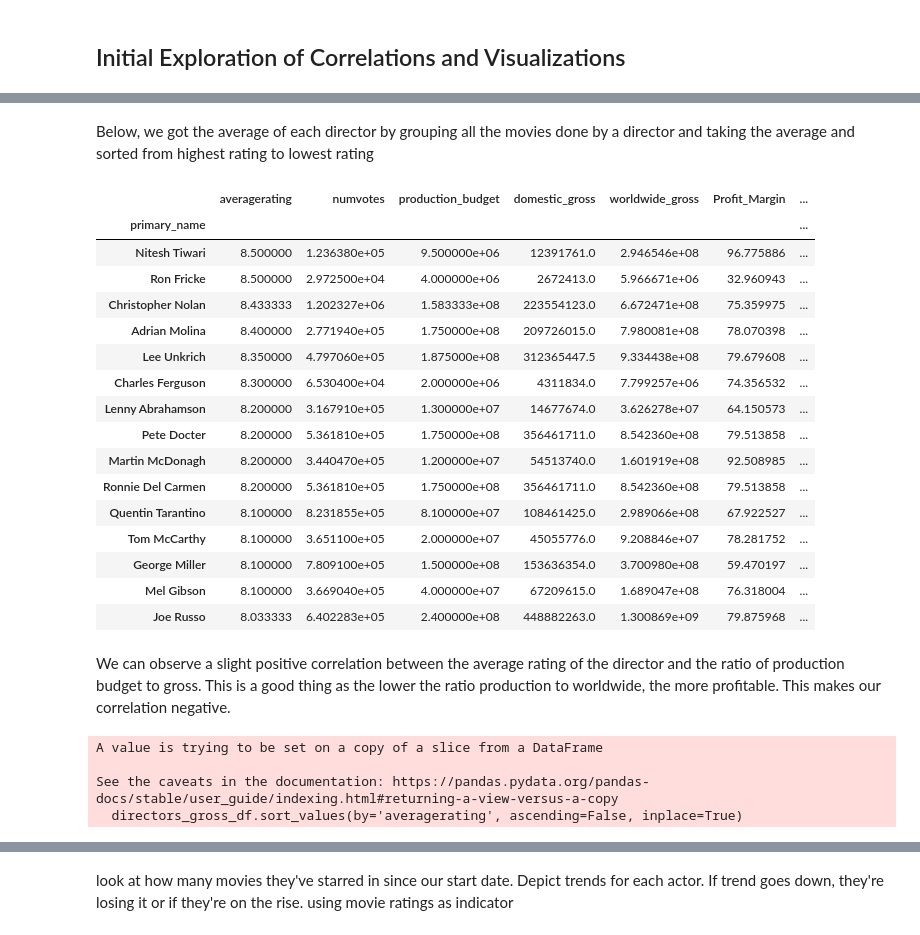
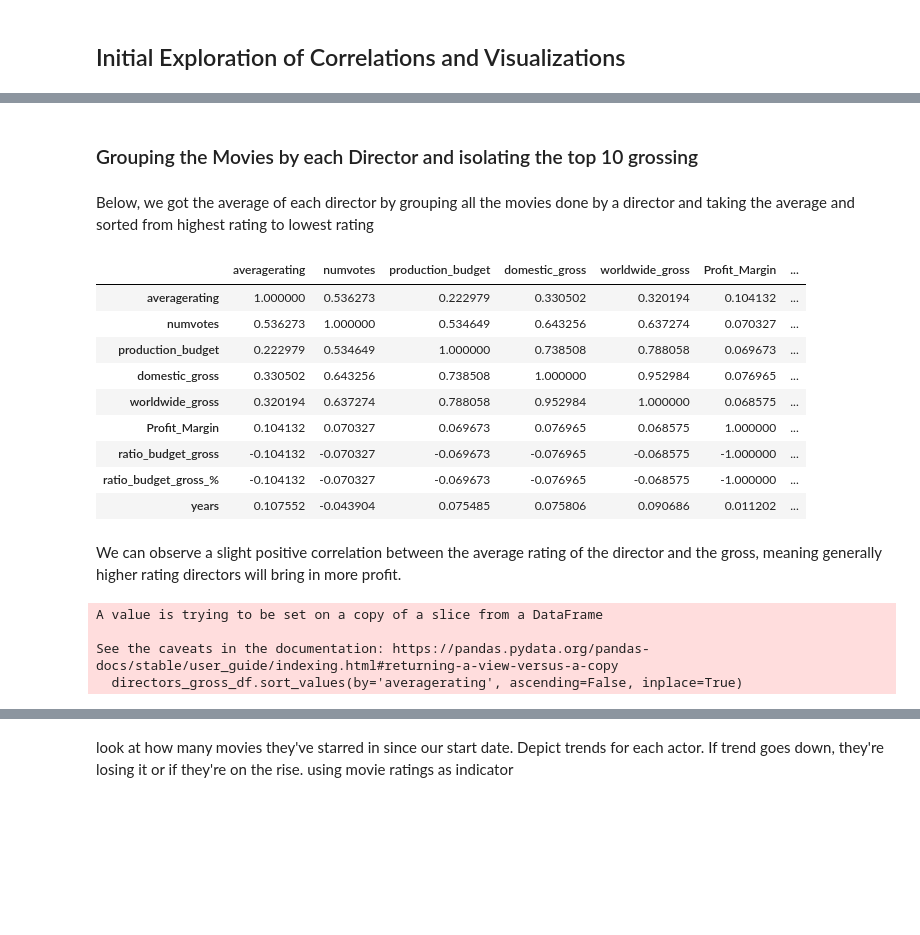
Before and after one commit to JCherryA050/phase_1_project, a Jupyter notebook: working_notebooks/ev_imdb_tmdb_notebook-Copy1.ipynb, the cells around one changed output, grey strips where cells are left out. Saved outputs shown, nothing was run; the diff lists cells and outputs as text; code cells hidden in the pictures; blank space fills up the shorter version.

```diff
--- a/working_notebooks/ev_imdb_tmdb_notebook-Copy1.ipynb
+++ b/working_notebooks/ev_imdb_tmdb_notebook-Copy1.ipynb
@@ -629,3 +523,5 @@ performers.corr()
+# %% [markdown]
+### Grouping the Movies by each Director and isolating the top 10 grossing
 # %% [markdown]
 Below, we got the average of each director by grouping all the movies done by a director and taking the average and sorted from highest rating to lowest rating
 # %%
@@ -633,23 +530,26 @@ director_avg = directors.groupby('primary_name').mean()
 # %%
 #director_avg = director_avg[director_avg['ratio_production_to_gross'] < 1.00]
+# %%
+director_avg.corr()
+# %% [output]
+|  | averagerating | numvotes | production_budget | domestic_gross | worldwide_gross | Profit_Margin | ... |
+| averagerating | 1.000000 | 0.536273 | 0.222979 | 0.330502 | 0.320194 | 0.104132 | ... |
+| numvotes | 0.536273 | 1.000000 | 0.534649 | 0.643256 | 0.637274 | 0.070327 | ... |
+| production_budget | 0.222979 | 0.534649 | 1.000000 | 0.738508 | 0.788058 | 0.069673 | ... |
+| domestic_gross | 0.330502 | 0.643256 | 0.738508 | 1.000000 | 0.952984 | 0.076965 | ... |
+| worldwide_gross | 0.320194 | 0.637274 | 0.788058 | 0.952984 | 1.000000 | 0.068575 | ... |
+| Profit_Margin | 0.104132 | 0.070327 | 0.069673 | 0.076965 | 0.068575 | 1.000000 | ... |
+| ratio_budget_gross | -0.104132 | -0.070327 | -0.069673 | -0.076965 | -0.068575 | -1.000000 | ... |
+| ratio_budget_gross_% | -0.104132 | -0.070327 | -0.069673 | -0.076965 | -0.068575 | -1.000000 | ... |
+| years | 0.107552 | -0.043904 | 0.075485 | 0.075806 | 0.090686 | 0.011202 | ... |
+# %% [markdown]
+We can observe a slight positive correlation between the average rating of the director and the gross, meaning generally higher rating directors will bring in more profit.
 # %%
-director_avg.sort_values(by='averagerating', ascending=False, inplace=True)
-director_avg[:15]
+directors_gross_df = director_avg[director_avg['worldwide_gross'] > 150000000]
+directors_gross_df.sort_values(by='averagerating', ascending=False, inplace=True)
+top_10_directors = directors_gross_df[:10]
 # %% [output]
-|  | averagerating | numvotes | production_budget | domestic_gross | worldwide_gross | Profit_Margin | ... |
-| primary_name |  |  |  |  |  |  | ... |
-| Nitesh Tiwari | 8.500000 | 1.236380e+05 | 9.500000e+06 | 12391761.0 | 2.946546e+08 | 96.775886 | ... |
-| Ron Fricke | 8.500000 | 2.972500e+04 | 4.000000e+06 | 2672413.0 | 5.966671e+06 | 32.960943 | ... |
-| Christopher Nolan | 8.433333 | 1.202327e+06 | 1.583333e+08 | 223554123.0 | 6.672471e+08 | 75.359975 | ... |
-| Adrian Molina | 8.400000 | 2.771940e+05 | 1.750000e+08 | 209726015.0 | 7.980081e+08 | 78.070398 | ... |
-| Lee Unkrich | 8.350000 | 4.797060e+05 | 1.875000e+08 | 312365447.5 | 9.334438e+08 | 79.679608 | ... |
-| Charles Ferguson | 8.300000 | 6.530400e+04 | 2.000000e+06 | 4311834.0 | 7.799257e+06 | 74.356532 | ... |
-| Lenny Abrahamson | 8.200000 | 3.167910e+05 | 1.300000e+07 | 14677674.0 | 3.626278e+07 | 64.150573 | ... |
-| Pete Docter | 8.200000 | 5.361810e+05 | 1.750000e+08 | 356461711.0 | 8.542360e+08 | 79.513858 | ... |
-| Martin McDonagh | 8.200000 | 3.440470e+05 | 1.200000e+07 | 54513740.0 | 1.601919e+08 | 92.508985 | ... |
-| Ronnie Del Carmen | 8.200000 | 5.361810e+05 | 1.750000e+08 | 356461711.0 | 8.542360e+08 | 79.513858 | ... |
-| Quentin Tarantino | 8.100000 | 8.231855e+05 | 8.100000e+07 | 108461425.0 | 2.989066e+08 | 67.922527 | ... |
-| Tom McCarthy | 8.100000 | 3.651100e+05 | 2.000000e+07 | 45055776.0 | 9.208846e+07 | 78.281752 | ... |
-| George Miller | 8.100000 | 7.809100e+05 | 1.500000e+08 | 153636354.0 | 3.700980e+08 | 59.470197 | ... |
-| Mel Gibson | 8.100000 | 3.669040e+05 | 4.000000e+07 | 67209615.0 | 1.689047e+08 | 76.318004 | ... |
-| Joe Russo | 8.033333 | 6.402283e+05 | 2.400000e+08 | 448882263.0 | 1.300869e+09 | 79.875968 | ... |
+A value is trying to be set on a copy of a slice from a DataFrame
+
+See the caveats in the documentation: https://pandas.pydata.org/pandas-docs/stable/user_guide/indexing.html#returning-a-view-versus-a-copy
+  directors_gross_df.sort_values(by='averagerating', ascending=False, inplace=True)
@@ -658,2 +555,0 @@ director_avg[:15]
-# %% [markdown]
-We can observe a slight positive correlation between the average rating of the director and the ratio of production budget to gross. This is a good thing as the lower the ratio production to worldwide, the more profitable. This makes our correlation negative.
@@ -662,7 +555,0 @@ directors_gross_df = director_avg[director_avg['worldwide_gross'] > 150000000]
-# %%
-directors_gross_df.sort_values(by='averagerating', ascending=False, inplace=True)
-# %% [output]
-A value is trying to be set on a copy of a slice from a DataFrame
-
-See the caveats in the documentation: https://pandas.pydata.org/pandas-docs/stable/user_guide/indexing.html#returning-a-view-versus-a-copy
-  directors_gross_df.sort_values(by='averagerating', ascending=False, inplace=True)
```
Also changed, not shown: parts of 31 cells of this notebook, 12 other files.
